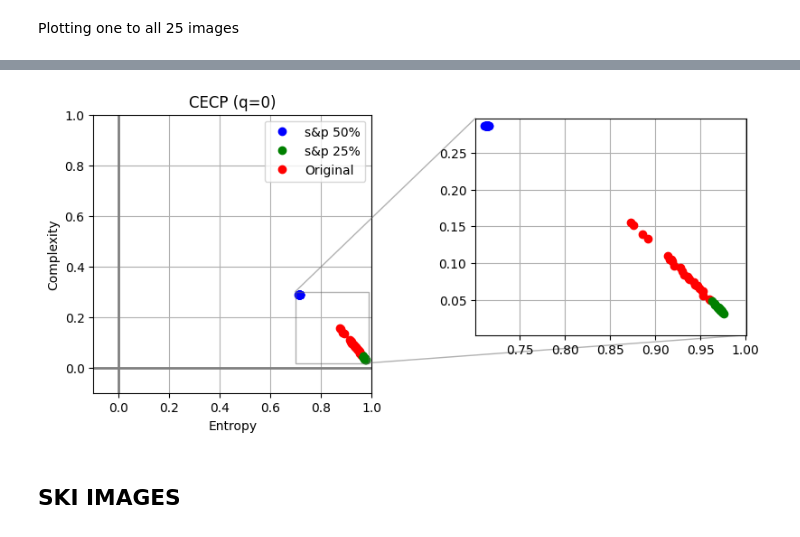
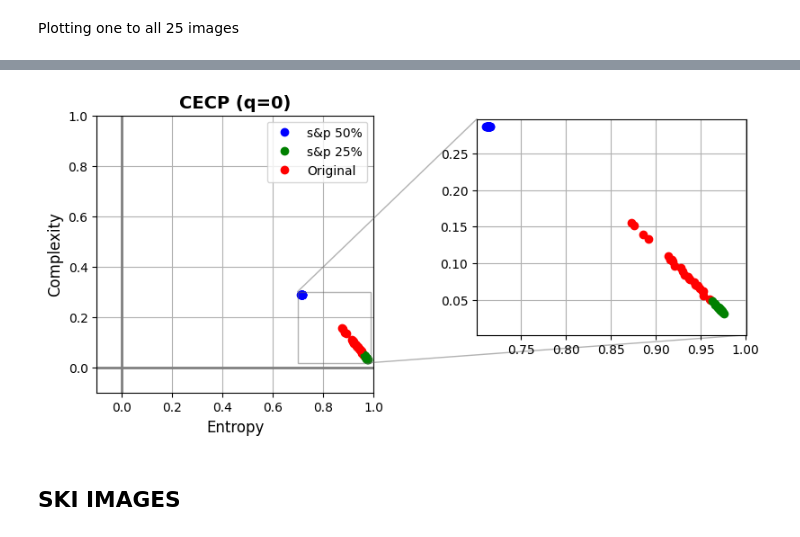
Before and after one commit to alvaroalbuquerque/SCS_plane_study, a Jupyter notebook: noise_analysis_q0_sp.ipynb, the cells around one changed output, grey strips where cells are left out. Saved outputs shown, nothing was run; the diff lists cells and outputs as text; code cells hidden in the pictures.

```diff
--- a/noise_analysis_q0_sp.ipynb
+++ b/noise_analysis_q0_sp.ipynb
@@ -1109,37 +1109,37 @@ for i, imageName in enumerate(chosen_filenames):
 
     # plot it
     ax_main.plot(df_no_noise['Weighted Entropy Correct'], df_no_noise['Weighted Complexity Correct'], 'o', c=figname_to_color['prob0'], label=f"Original" if i == 1 else None)
     axins.plot(df_no_noise['Weighted Entropy Correct'], df_no_noise['Weighted Complexity Correct'], 'o', c=figname_to_color['prob0'], label=f"Original")
 
 
 # Set title and labels for the subplot
-ax_main.set_title(f'CECP (q={q_value})')
-ax_main.set_xlabel('Entropy')
-ax_main.set_ylabel('Complexity')
+ax_main.set_title(f'CECP (q={q_value})', fontsize=14, fontweight='bold')
+ax_main.set_xlabel('Entropy', fontsize=12)
+ax_main.set_ylabel('Complexity', fontsize=12)
 ax_main.set_xlim([-0.1, 1])
 ax_main.set_ylim([-0.1, 1])
 ax_main.set_aspect('equal')  # Force square aspect ratio
 ax_main.grid(True)
 ax_main.axhline(y=0, lw=2, color='gray')
 ax_main.axvline(x=0, lw=2, color='gray')
 ax_main.indicate_inset_zoom(axins, edgecolor = '0.4')
 ax_main.legend()
 
 x1, x2 = np.min(dataset_data_q0['Weighted Entropy Correct'])-0.01, np.max(dataset_data_q0['Weighted Entropy Correct'])+0.01
 y1, y2 = np.min(dataset_data_q0['Weighted Complexity Correct'])-0.01, np.max(dataset_data_q0['Weighted Complexity Correct'])+0.01
 axins.set_xlim(x1, x2)
 axins.set_ylim(y1, y2)
 axins.grid(True)
 axins.axhline(y=0, lw=2, color='gray')
 axins.axvline(x=0, lw=2, color='gray')
 # Adjust layout to prevent overlap
 # plt.tight_layout()
 # Save
 plt.savefig(f'results/noise_analysis/q0/sp/sp_sintorn_images_cecp_q{q_value}.png', bbox_inches='tight')
 # Show the plot
 plt.show()
 # %% [output]
-[figure, old version]
+[figure, new version]
 # %% [markdown]
 ## SKI IMAGES
 # %%
```
Also changed, not shown: parts of 1 cell of this notebook.
